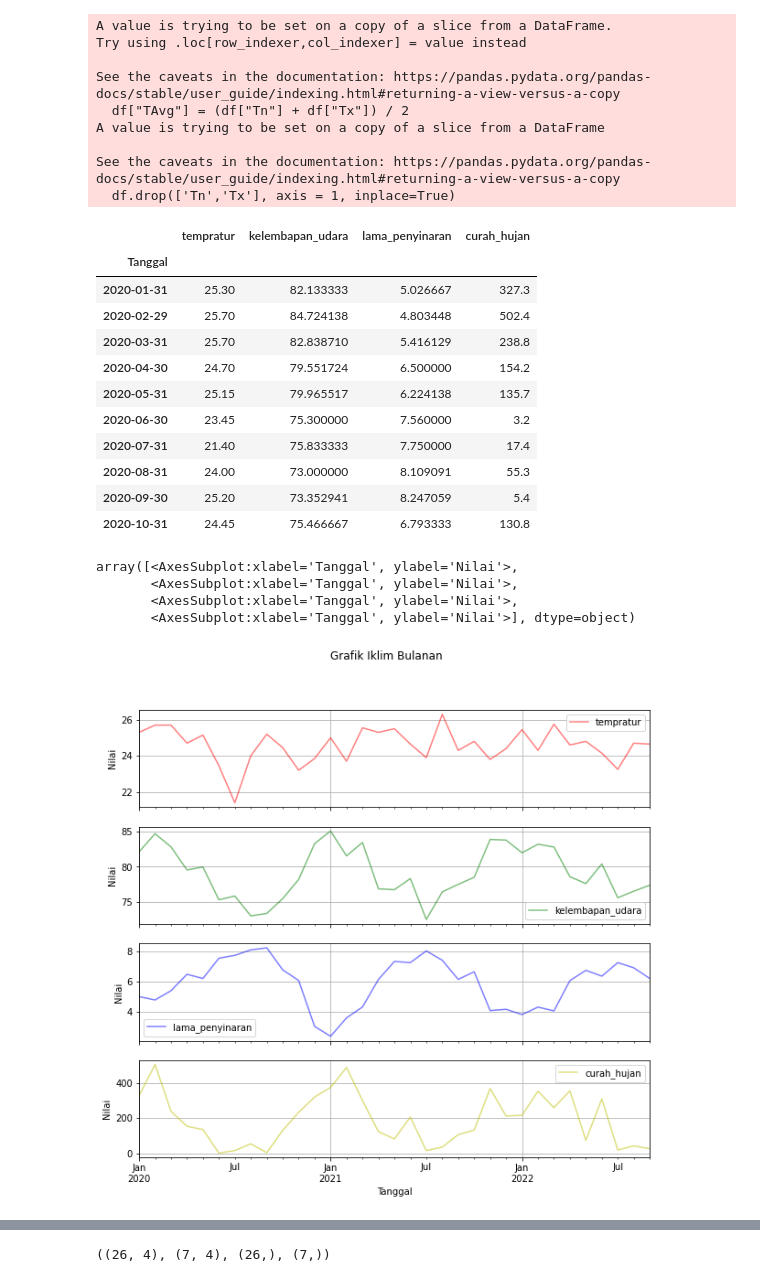
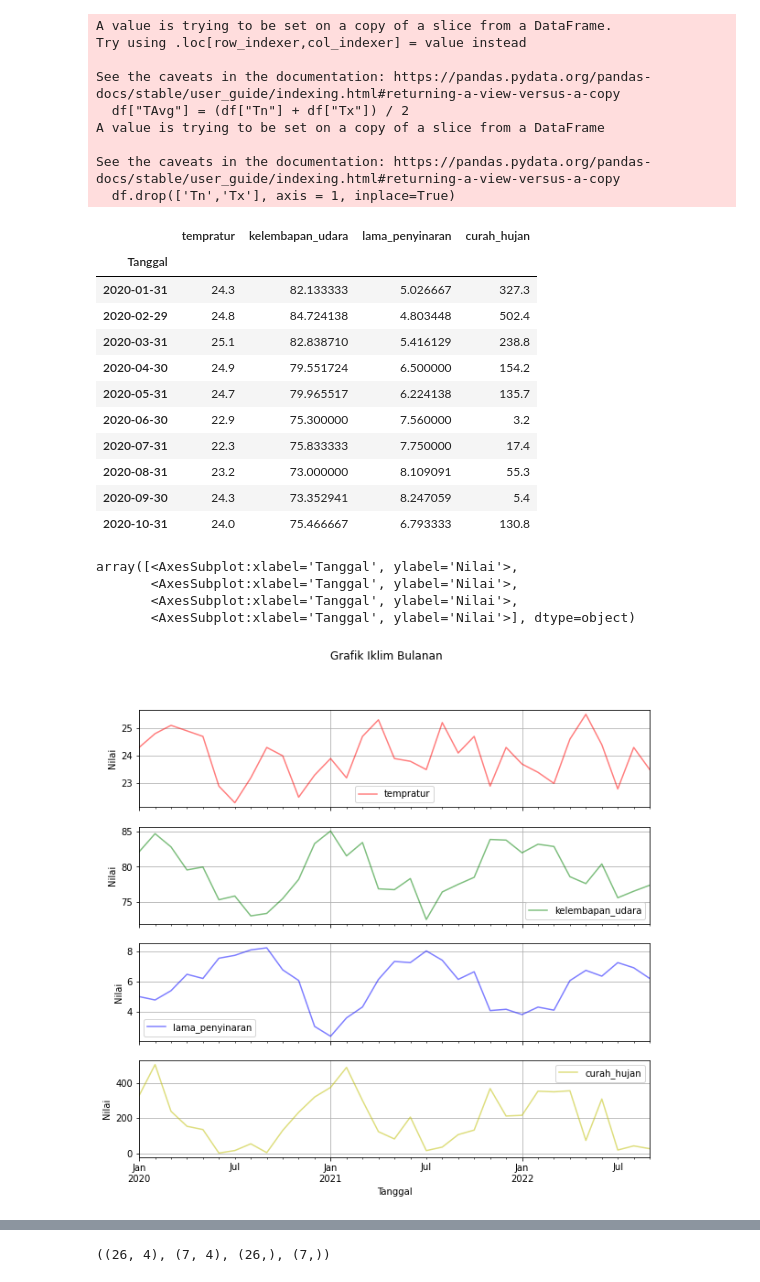
Before and after one commit to rachyharkov/nb-climate-change, a Jupyter notebook: notebook.ipynb, the cells around one changed output, grey strips where cells are left out. Saved outputs shown, nothing was run; the diff lists cells and outputs as text; code cells hidden in the pictures.

```diff
--- a/notebook.ipynb
+++ b/notebook.ipynb
@@ -123,27 +123,27 @@ See the caveats in the documentation: https://pandas.pydata.org/pandas-docs/stab
   df.drop(['Tn','Tx'], axis = 1, inplace=True)
 # %%
 df_mean = pd.DataFrame()
-df_mean['tempratur'] = df.TAvg.resample('M').ffill()
+df_mean['tempratur'] = df.Tavg.resample('M').ffill()
 df_mean['kelembapan_udara'] = df.RH_avg.resample('M').mean().ffill()
 df_mean['lama_penyinaran'] = df.ss.resample('M').mean().ffill()
 df_mean['curah_hujan'] = df.RR.resample('M').sum().ffill()
 df_mean.head(10)
 # df_mean.tail(5)
 
 # print(df_mean.shape)
 # %% [output]
 |  | tempratur | kelembapan_udara | lama_penyinaran | curah_hujan |
 | Tanggal |  |  |  |  |
-| 2020-01-31 | 25.30 | 82.133333 | 5.026667 | 327.3 |
-| 2020-02-29 | 25.70 | 84.724138 | 4.803448 | 502.4 |
-| 2020-03-31 | 25.70 | 82.838710 | 5.416129 | 238.8 |
-| 2020-04-30 | 24.70 | 79.551724 | 6.500000 | 154.2 |
-| 2020-05-31 | 25.15 | 79.965517 | 6.224138 | 135.7 |
-| 2020-06-30 | 23.45 | 75.300000 | 7.560000 | 3.2 |
-| 2020-07-31 | 21.40 | 75.833333 | 7.750000 | 17.4 |
-| 2020-08-31 | 24.00 | 73.000000 | 8.109091 | 55.3 |
-| 2020-09-30 | 25.20 | 73.352941 | 8.247059 | 5.4 |
-| 2020-10-31 | 24.45 | 75.466667 | 6.793333 | 130.8 |
+| 2020-01-31 | 24.3 | 82.133333 | 5.026667 | 327.3 |
+| 2020-02-29 | 24.8 | 84.724138 | 4.803448 | 502.4 |
+| 2020-03-31 | 25.1 | 82.838710 | 5.416129 | 238.8 |
+| 2020-04-30 | 24.9 | 79.551724 | 6.500000 | 154.2 |
+| 2020-05-31 | 24.7 | 79.965517 | 6.224138 | 135.7 |
+| 2020-06-30 | 22.9 | 75.300000 | 7.560000 | 3.2 |
+| 2020-07-31 | 22.3 | 75.833333 | 7.750000 | 17.4 |
+| 2020-08-31 | 23.2 | 73.000000 | 8.109091 | 55.3 |
+| 2020-09-30 | 24.3 | 73.352941 | 8.247059 | 5.4 |
+| 2020-10-31 | 24.0 | 75.466667 | 6.793333 | 130.8 |
 # %%
 df_mean.plot(
     subplots=True,
@@ -161,7 +161,7 @@ array([<AxesSubplot:xlabel='Tanggal', ylabel='Nilai'>,
        <AxesSubplot:xlabel='Tanggal', ylabel='Nilai'>,
        <AxesSubplot:xlabel='Tanggal', ylabel='Nilai'>,
        <AxesSubplot:xlabel='Tanggal', ylabel='Nilai'>], dtype=object)
-[figure, old version]
+[figure, new version]
 # %%
 # create new column with three categorical level value 0, 1, 2 based on rr value
 
```
Also changed, not shown: parts of 6 cells of this notebook.
